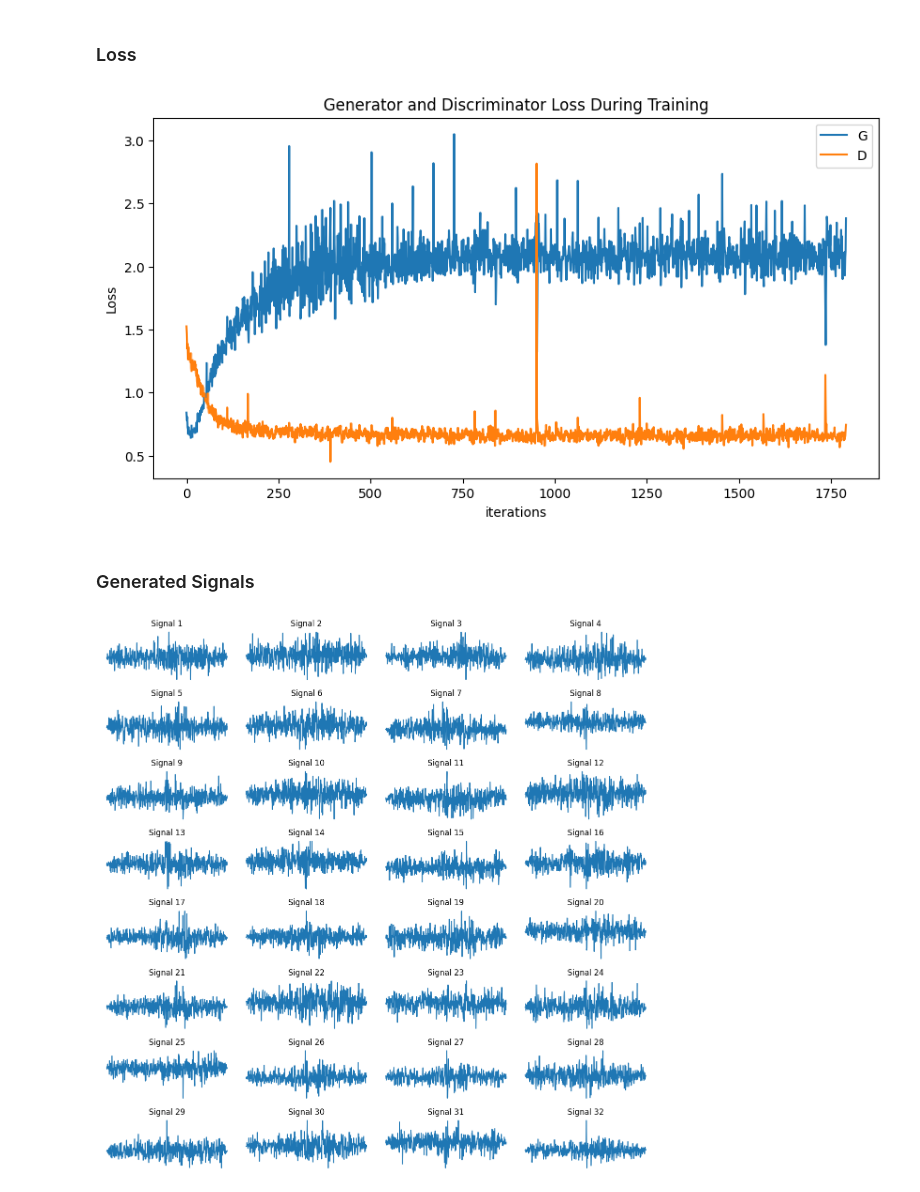
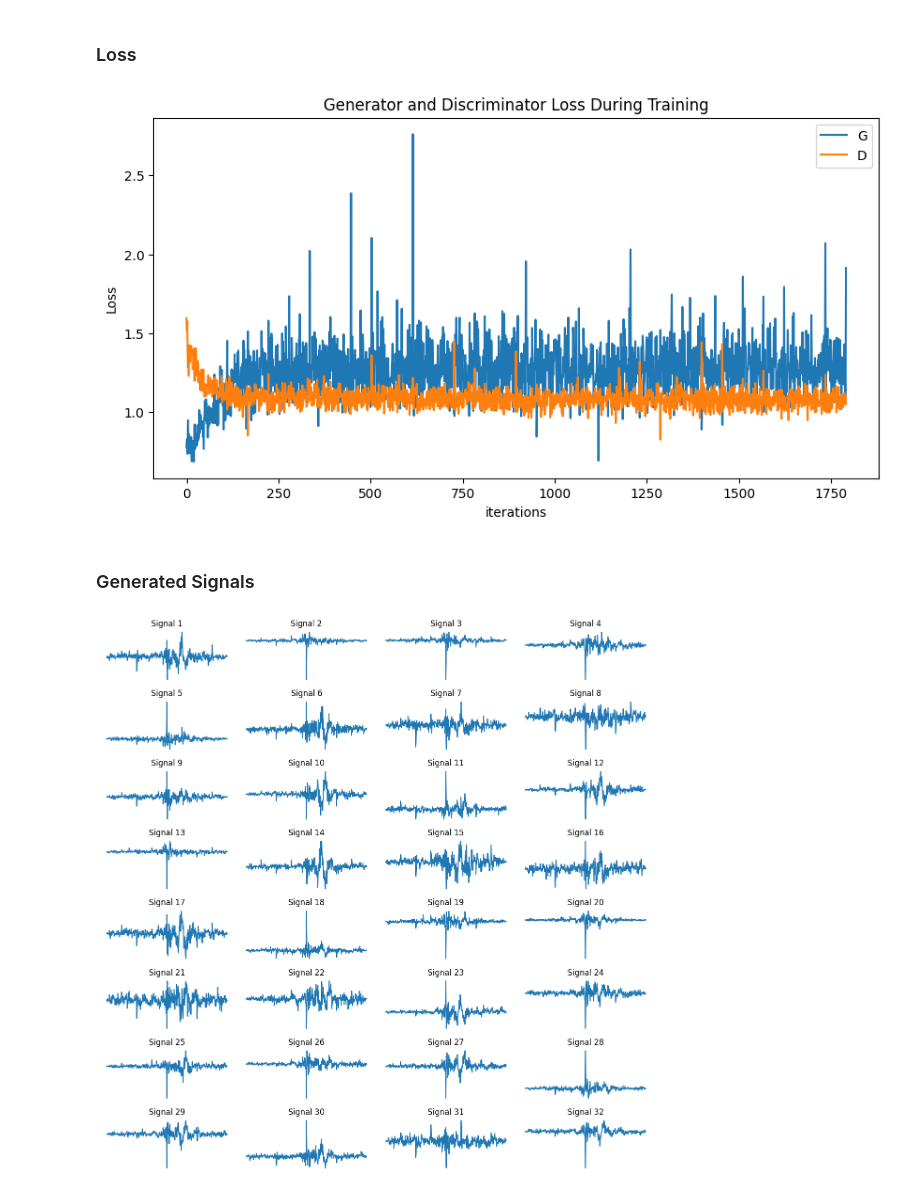
Before and after one commit to the-tarin/gw-generative-models, a Jupyter notebook: generated-data/gw-gans.ipynb, the cells around one changed output. Saved outputs shown, nothing was run; the diff lists cells and outputs as text; code cells hidden in the pictures.

Commit message:
add dropout layer in D for better performance

```diff
--- a/generated-data/gw-gans.ipynb
+++ b/generated-data/gw-gans.ipynb
@@ -155,10 +155,7 @@ class Generator(nn.Module):
             nn.BatchNorm1d(ngf),
             nn.LeakyReLU(True),
 
-            nn.ConvTranspose1d(ngf, nc, kernel_size=4, stride=2, padding=1, bias=False),
-
-            # this squishes values between -1 and 1... we don't want that
-            # nn.Tanh()
+            nn.ConvTranspose1d(ngf, nc, kernel_size=4, stride=2, padding=1, bias=False)
         )
 
     def forward(self, x):
@@ -231,6 +228,8 @@ class Discriminator(nn.Module):
             # xl kernel, stride and padding on this one (last layer group)
             nn.Conv1d(ndf * 32, nc, kernel_size=8,
                       stride=4, padding=2, bias=False),
+            # nn.BatchNorm1d(nc),
+            # nn.LeakyReLU(0.2, inplace=True)
             # nn.BatchNorm1d(ndf * 64),
             # nn.LeakyReLU(0.2, inplace=True),
         )
@@ -238,6 +237,7 @@ class Discriminator(nn.Module):
         # fully conencted layer to output probability
         self.fc = nn.Sequential(
             # nn.Linear(ndf * 64, 1),
+            nn.Dropout(),
             nn.Sigmoid()
         )
 
@@ -326,7 +326,7 @@ for epoch in range(num_epochs):
 
         # label = torch.full((b_size,), real_label, dtype=torch.float, device=device)
         # soft labelling: uniform distribution of labels from 0.0 - 0.1 for discriminator
-        label = torch.FloatTensor(b_size).uniform_(0.0, 0.2).to(device)
+        label = torch.FloatTensor(b_size).uniform_(0.0, 0.25).to(device)
 
         # Forward pass real batch through D
         output = netD(real_gpu).view(-1)
@@ -343,7 +343,7 @@ for epoch in range(num_epochs):
         # Generate fake signal batch with G
         fake = netG(noise)
         # label.fill_(fake_label)
-        label = torch.FloatTensor(b_size).uniform_(0.8, 1.0).to(device)
+        label = torch.FloatTensor(b_size).uniform_(0.75, 1.0).to(device)
         # Classify all fake batch with D
         output = netD(fake.detach()).view(-1)
         # Calculate D's loss on the all-fake batch
@@ -363,7 +363,7 @@ for epoch in range(num_epochs):
         ###########################
         netG.zero_grad()
         # label.fill_(real_label)  # fake labels are real for generator cost
-        label = torch.FloatTensor(b_size).uniform_(0.0, 0.2).to(device)
+        label = torch.FloatTensor(b_size).uniform_(0.0, 0.25).to(device)
         # Since we just updated D, perform another forward pass of all-fake batch through D
         output = netD(fake).view(-1)
         # Calculate G's loss based on this output
@@ -461,26 +461,26 @@ plt.ylabel("Loss")
 plt.legend()
 plt.show()
 # %% [output]
-[figure, old version]
+[figure, new version]
 # %% [markdown]
 ### Generated Signals
 # %%
-batch = signal_list[1]
+batch = signal_list[31]
 
 # plotting a single batch
 def plot_waveforms(batch):
     fig, axs = plt.subplots(8, int(batch_size/8), figsize=(12, 12))
     axs = axs.ravel()
 
     for i in range(len(batch)):
         signal = batch[i].squeeze()
         axs[i].plot(signal)
         axs[i].set_title(f'Signal {i+1}')
         axs[i].axis('off')
 
     plt.tight_layout()
     plt.show()
 
 plot_waveforms(batch)
 # %% [output]
-[figure, old version]
+[figure, new version]
```
Also changed, not shown: parts of 5 cells of this notebook.
